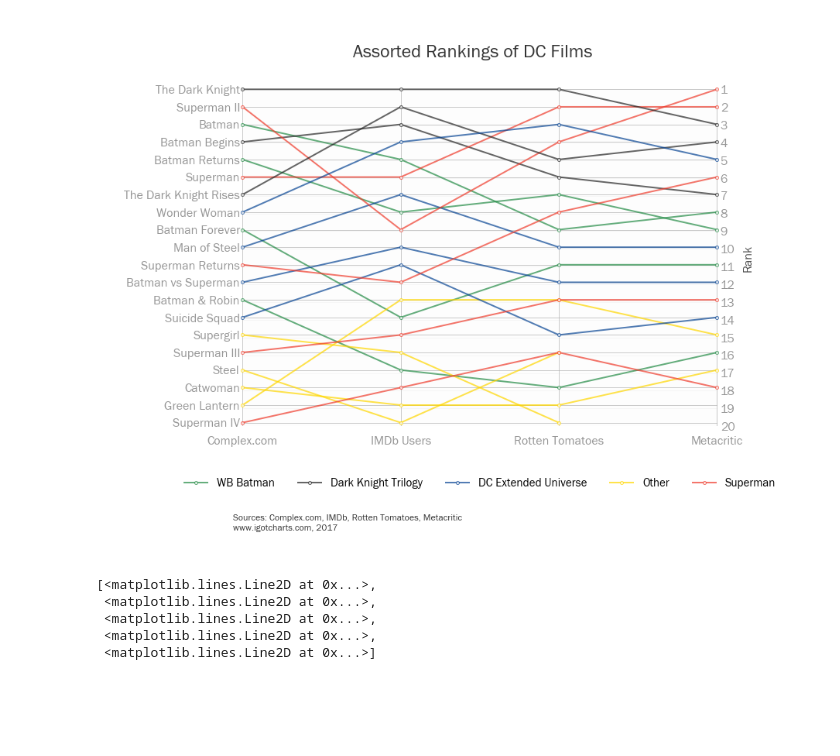
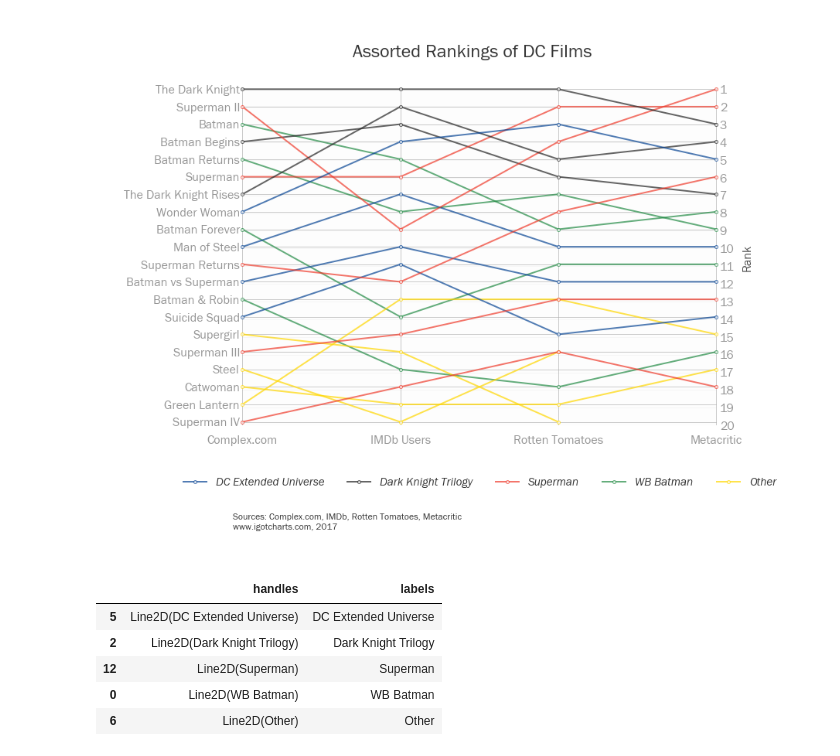
Before and after one commit to igotcharts/charts_and_more_charts, a Jupyter notebook: notebooks/dc_films.ipynb, the cells around one changed output. Drawn from its saved outputs; the diff is of its cells as text; code cells hidden in the pictures; blank space fills up the shorter version.

```diff
--- a/notebooks/dc_films.ipynb
+++ b/notebooks/dc_films.ipynb
@@ -25,42 +25,49 @@ franchises = dc_ratings[['Franchise']].T
 # %%
 chart = charts_function_list.chart_maker(title='Assorted Rankings of DC Films',title_size=24)
 fig = chart.initial_fig_axis(figsize=(11,8))
 ax = chart.axes_set_up(fig=fig)
 for item in range(20):
     plt.plot([0,.25,.5,.75],ratings.iloc[:,item],color=colors.T.iloc[item,0],linewidth=2,marker='o',markersize=4,markerfacecolor='white',label=franchises.T.iloc[item,0],clip_on=False,alpha=.7)
 chart.x_axis_setup(ax,0,.751,.25)
 chart.y_axis_setup(ax,1,20.2,1)
 chart.patch_adder(ax,alpha=.1)
 ax.invert_yaxis()
 ax.grid(alpha=.8)
 ax.set_xticklabels(['','Complex.com','IMDb Users','Rotten Tomatoes','Metacritic'],position=(.5,-.02))
 ax.set_yticklabels(np.append('',sorted_titles))
 ax2 = ax.twinx()
 chart.y_axis_setup(ax2,1,20,1)
 ax2.invert_yaxis()
 chart.tick_params_(ax=ax)
 chart.tick_params_(ax=ax2,)
 ax2.set_ylabel('Rank',fontsize=16,alpha=.7)
 chart.citations(ax,x=-.02, source_y=-0.28, chart_tag_y=-0.31,fontsize=12,
                 source='Sources: Complex.com, IMDb, Rotten Tomatoes, Metacritic',chart_tag='www.igotcharts.com, 2017',alpha=.8)
 
 handles, labels = ax.get_legend_handles_labels()
 frame = pd.DataFrame({'handles':handles,'labels':labels}).drop_duplicates(subset='labels')
+frame = pd.concat([frame.sort_values(by='labels')[0:2],frame.sort_values(by='labels')[3:],frame.sort_values(by='labels')[2:3]])
 handles, labels = list(frame['handles'].values),list(frame['labels'].values)
-ax.legend(labels=labels,handles=handles,bbox_to_anchor=(.5,-.17),ncol=5,loc=10,fontsize=15)
+legend = ax.legend(labels=labels,handles=handles,bbox_to_anchor=(.5,-.17),ncol=5,loc=10,fontsize=15)
+for text in legend.get_texts():
+    text.set_color('Black')
+    text.set_alpha(.8)
+    text.set_style('italic')
+
 os.chdir(outputs)
 charts_function_list.chart_save('DC_film_comparison')
 
 plt.show()
 # %% [output]
-[figure, old version]
+[figure, new version]
 # %%
 handles, labels = frame['handles'].values,frame['labels'].values
-# %%
-list(handles)
-# %% [output]
-[<matplotlib.lines.Line2D at 0x...>,
- <matplotlib.lines.Line2D at 0x...>,
- <matplotlib.lines.Line2D at 0x...>,
- <matplotlib.lines.Line2D at 0x...>,
- <matplotlib.lines.Line2D at 0x...>]
+# %%
+pd.concat([frame.sort_values(by='labels')[0:2],frame.sort_values(by='labels')[3:],frame.sort_values(by='labels')[2:3]])
+# %% [output]
+|  | handles | labels |
+| 5 | Line2D(DC Extended Universe) | DC Extended Universe |
+| 2 | Line2D(Dark Knight Trilogy) | Dark Knight Trilogy |
+| 12 | Line2D(Superman) | Superman |
+| 0 | Line2D(WB Batman) | WB Batman |
+| 6 | Line2D(Other) | Other |
```
Also changed, not shown: parts of 1 cell of this notebook, 1 other file.
